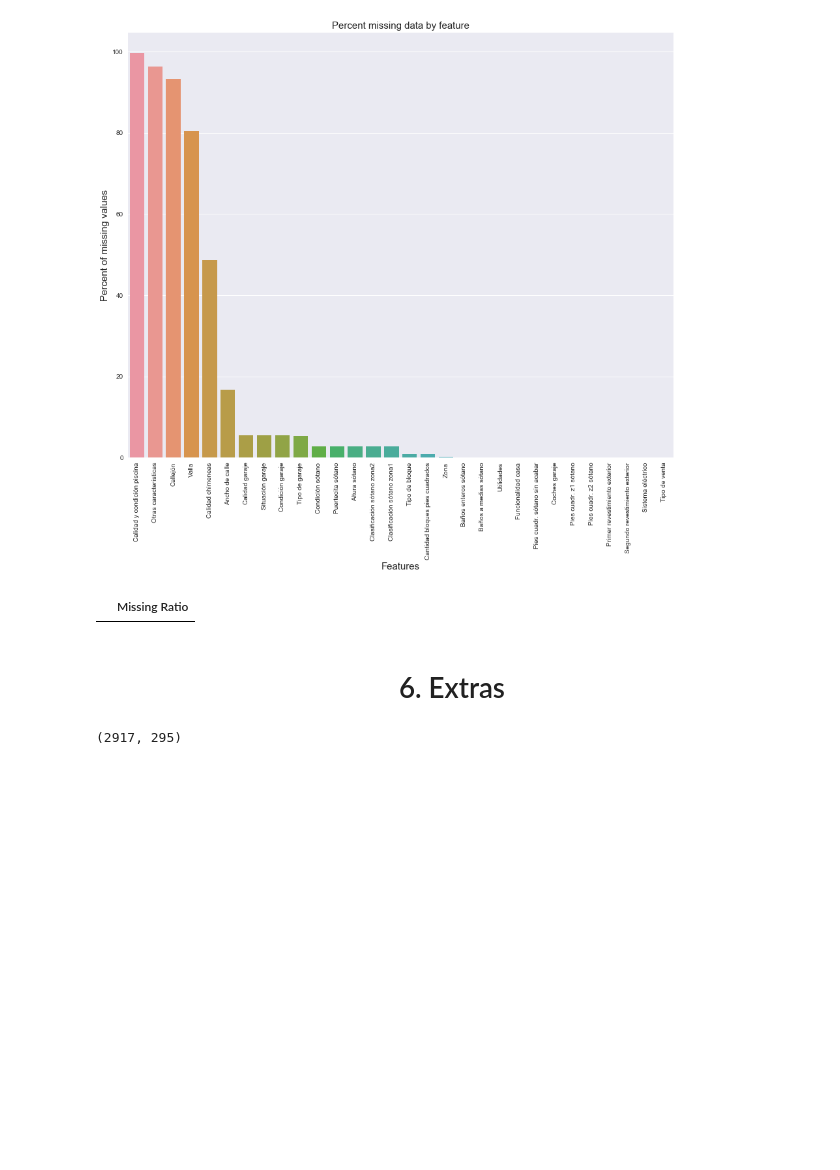
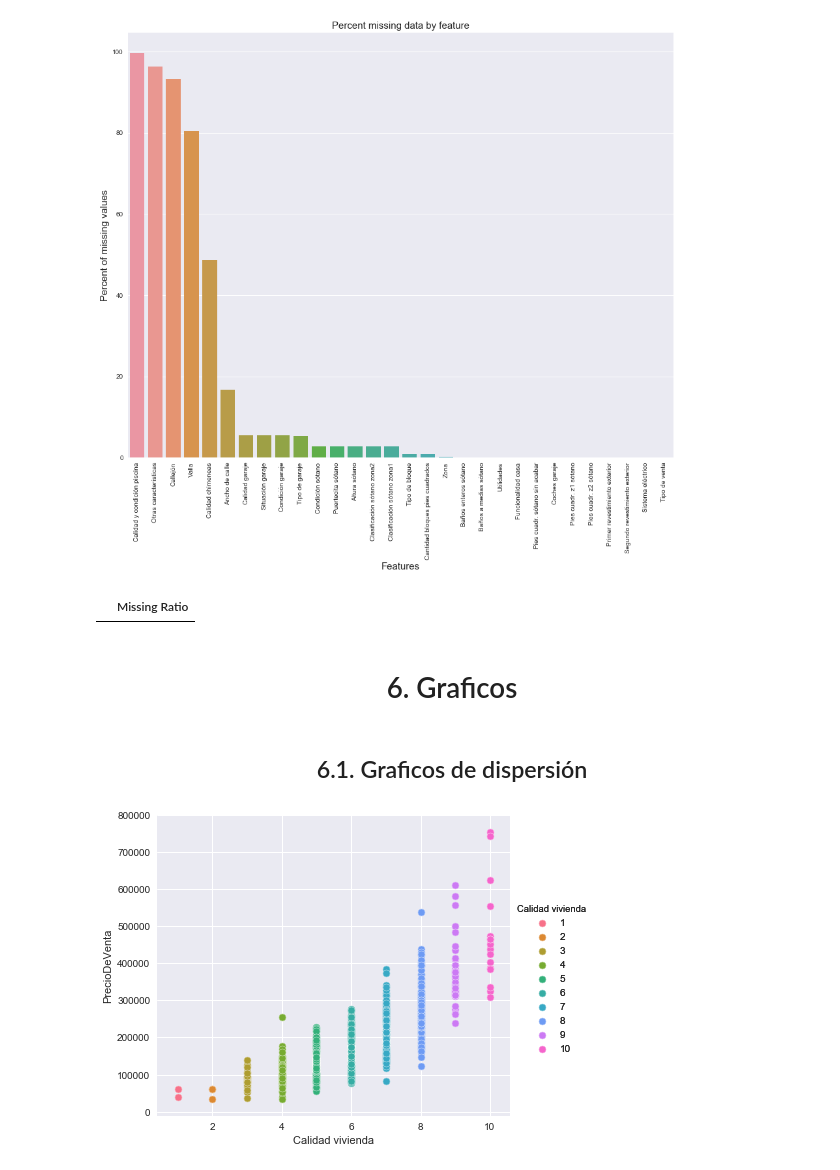
Before and after one commit to SergioGhisler/ProyectoOD1, a Jupyter notebook: Trabajo.ipynb, the cells around one changed output. Drawn from its saved outputs; the diff is of its cells as text; code cells hidden in the pictures; blank space fills up the shorter version.

```diff
--- a/Trabajo.ipynb
+++ b/Trabajo.ipynb
@@ -328,9 +327,15 @@ missing_data
 # %% [output]
 |  | Missing Ratio |
 # %% [markdown]
- # <div align="center">6. Extras</div>
+ # <div align="center">6. Graficos</div>
-# %%
-all_data = pd.get_dummies(all_data)
-print(all_data.shape)
-# %% [output]
-(2917, 295)
+# %% [markdown]
+ ## <div align="center">6.1. Graficos de dispersión</div>
+# %%
+columns = ['PrecioDeVenta', 'Calidad vivienda', 'Pes cuadr. totales (sin garaje)', 'Coches garaje', 'Baños enteros por encima', 'Total pies cuadr. sótano','Año de reforma','Año de construcción']
+g=sns.FacetGrid(train[columns], hue="Calidad vivienda", size=5) \
+   .map(plt.scatter, "Calidad vivienda", "PrecioDeVenta") \
+   .add_legend()
+g=g.map(plt.scatter, "Calidad vivienda", "PrecioDeVenta",edgecolor="w").add_legend();
+plt.show()
+# %% [output]
+[figure, added]
```
Also changed, not shown: parts of 17 cells of this notebook, 3 other files.
